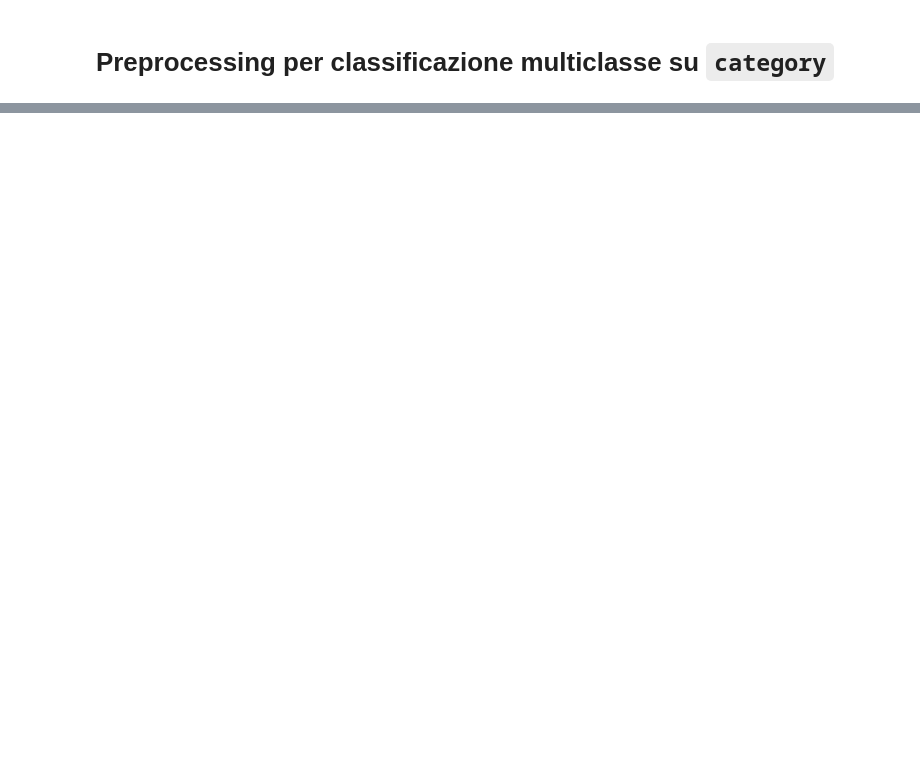
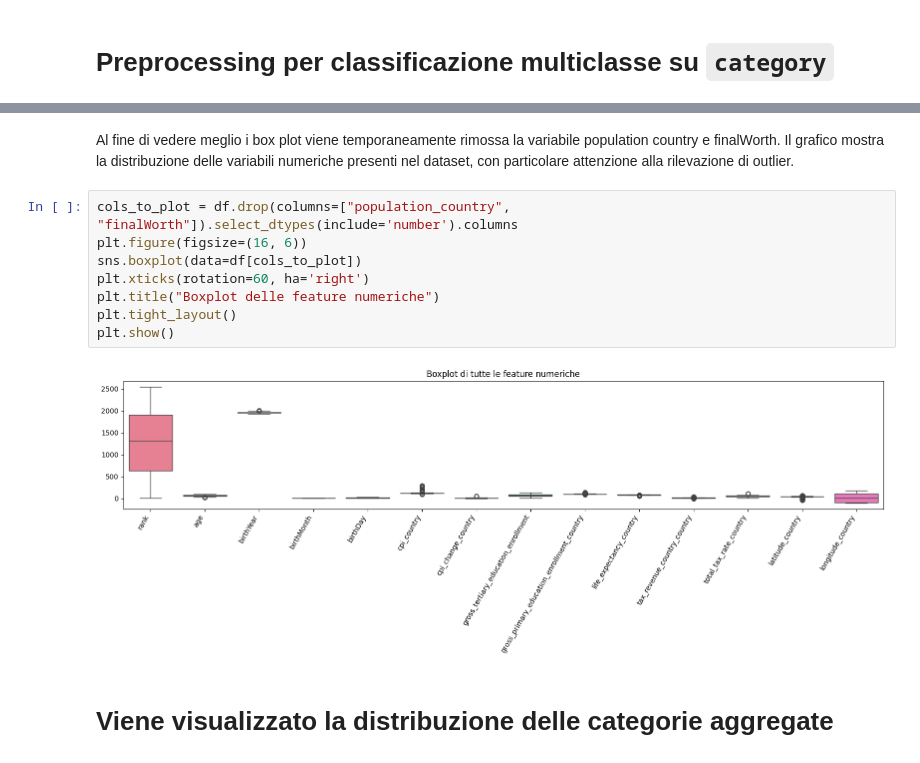
Before and after one commit to angelopaldino/progetto-data-mining, a Jupyter notebook: notebooks/10_preprocessing_category.ipynb, the cells around one changed output, grey strips where cells are left out. Drawn from its saved outputs; the diff is of its cells as text; blank space fills up the shorter version.

```diff
--- a/notebooks/10_preprocessing_category.ipynb
+++ b/notebooks/10_preprocessing_category.ipynb
@@ -154,4 +252,19 @@ dtype: int64
 
  Dataset pronto per la classificazione su 'category'. Salvato in '../data/splitted_category/'
 [figure]
+# %% [markdown]
+Al fine di vedere meglio i box plot viene temporaneamente rimossa la variabile population country e finalWorth.
+Il grafico mostra la distribuzione delle variabili numeriche presenti nel dataset, con particolare attenzione alla rilevazione di outlier.
+# %%
+cols_to_plot = df.drop(columns=["population_country", "finalWorth"]).select_dtypes(include='number').columns
+plt.figure(figsize=(16, 6))
+sns.boxplot(data=df[cols_to_plot])
+plt.xticks(rotation=60, ha='right')
+plt.title("Boxplot delle feature numeriche")
+plt.tight_layout()
+plt.show()
+# %% [output]
+[figure, added]
+# %% [markdown]
+# Viene visualizzato la distribuzione delle categorie aggregate
 # %%
```
Also changed, not shown: parts of 7 cells of this notebook, 50 other files.
